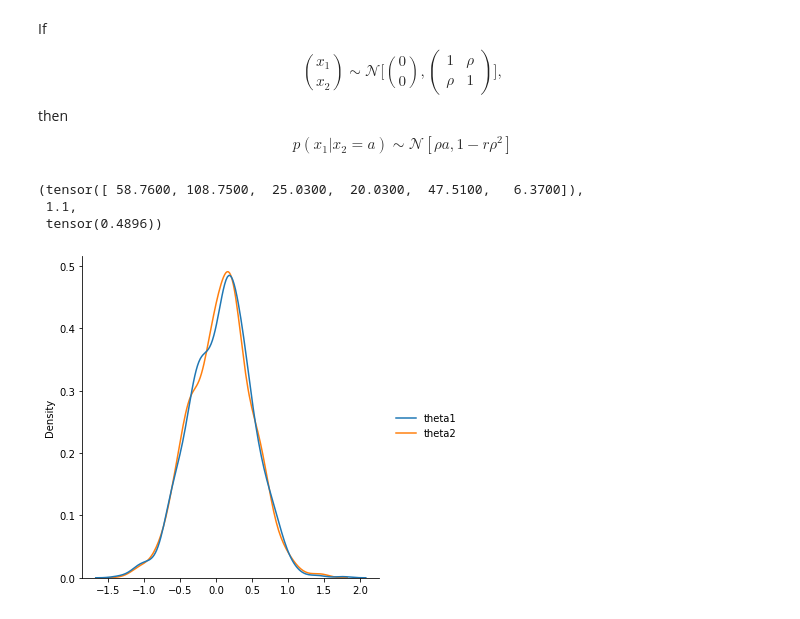
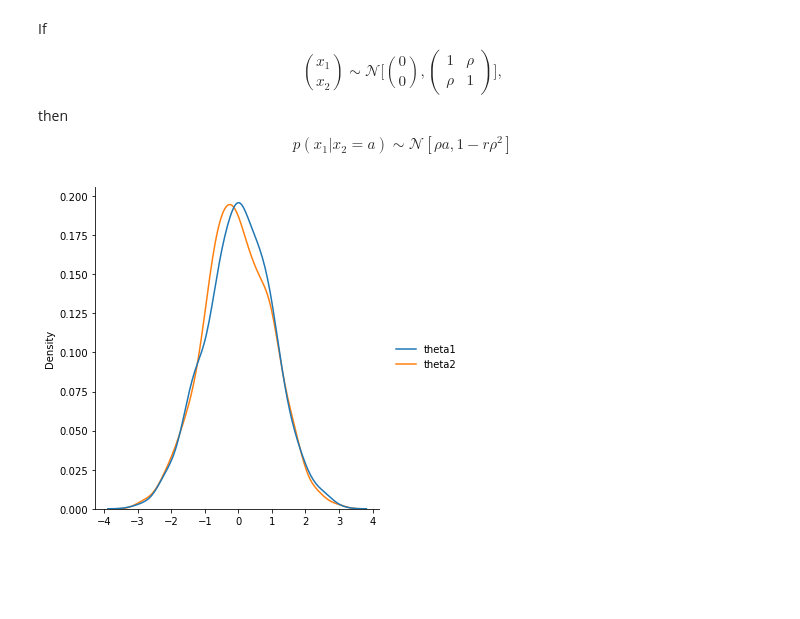
Before and after one commit to Francesc0rtu/statistical-machine-learning, a Jupyter notebook: homeworks2022/Solutions/homework4_ortu.ipynb, the cells around one changed output. Drawn from its saved outputs; the diff is of its cells as text; code cells hidden in the pictures; blank space fills up the shorter version.

```diff
--- a/homeworks2022/Solutions/homework4_ortu.ipynb
+++ b/homeworks2022/Solutions/homework4_ortu.ipynb
@@ -163,15 +172,6 @@ $$
 $$
 then
 $$ p(x_1 | x_2 = a) \sim \mathcal{N}[\rho a, 1- r\rho^2] $$
-# %%
-Mo = model(theta1_beta, theta2_beta)
-theta1 = 1.1
-conditioned_model = pyro.condition(Mo, data={"y":y, "theta_1": theta1})
-conditioned_model(x)
-# %% [output]
-(tensor([ 58.7600, 108.7500,  25.0300,  20.0300,  47.5100,   6.3700]),
- 1.1,
- tensor(0.4896))
 # %%
 def Gibbs_sampler(rho, iters, warmup):
     ''' Implement Gibbs sampling for bivariate normal distribution'''
@@ -227,7 +201,7 @@ def plot_gibbs(X1,X2):
     data = pd.DataFrame({"theta1":y_1, "theta2":y_2})
     sns.displot(data, kind="kde")
 # %%
-X_1, X_2 = Gibbs_sampler(0.9, 1000, 100)
+X_1, X_2 = Gibbs_sampler(0.2, 1000, 300)
 plot_gibbs(X_1, X_2)
 # %% [output]
-[figure, old version]
+[figure, new version]
```
Also changed, not shown: parts of 13 cells of this notebook, 7 other files.
